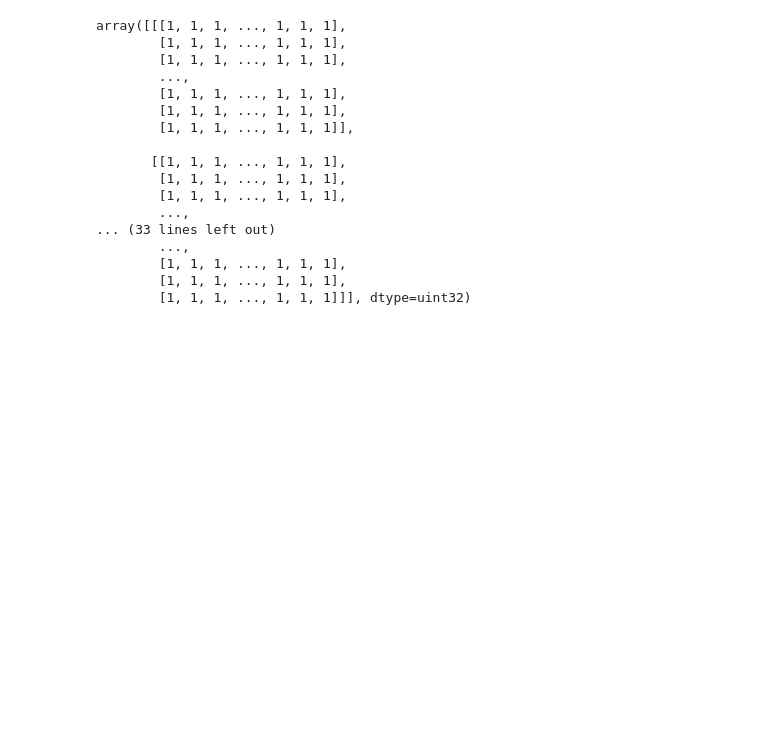
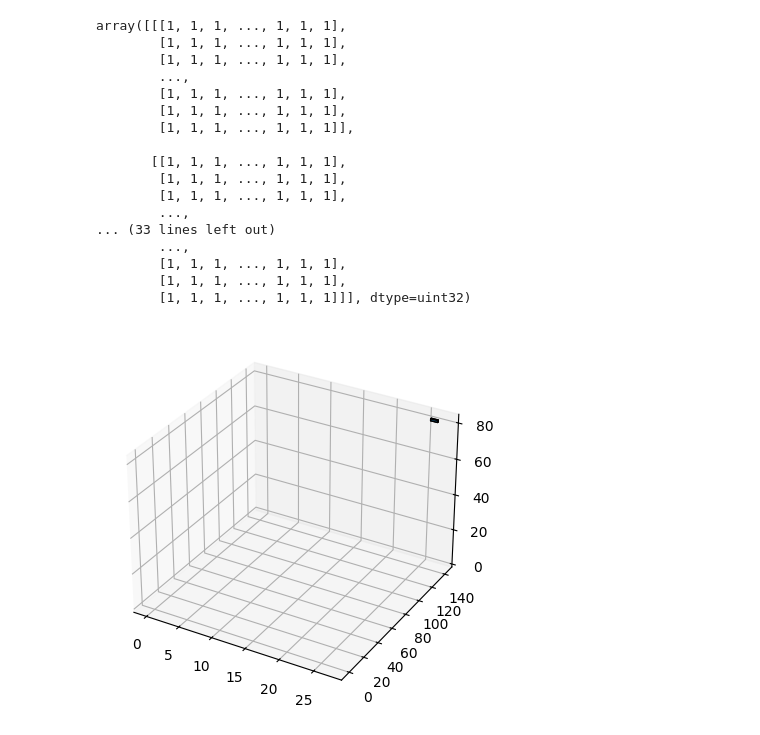
Before and after one commit to Summit2/Label_connected_components_with_voxels, a Jupyter notebook: test.ipynb, the cells around one changed output. Cells and saved outputs as stored; diff of their text form; code cells hidden in the pictures; blank space fills up the shorter version.

Commit message:
encode to cc3d well

```diff
--- a/test.ipynb
+++ b/test.ipynb
@@ -97,0 +223,19 @@ array([[[1, 1, 1, ..., 1, 1, 1],
+# %%
+voxel_size = 0.05
+connectivity = 26
+input_path = "trees.pcd"  # "/path/to/input.las", or "/path/to/input.pcd"
+output_path = "trees_voxeled.pcd"  # "/path/to/output.pcd" !only *.pcd!
+
+
+points, pc_data = load_pcd(input_path)
+
+
+voxel_grid = voxelize_points(points, voxel_size)
+
+
+voxel_indices = voxel_grid_to_numpy(voxel_grid)
+# %%
+        # print(voxel_indices)
+cc3d_labels = encode_voxels_to_cc3d_format(voxel_indices[:1,:])
+# %% [output]
+[figure, added]
```
Also changed, not shown: parts of 1 cell of this notebook, 6 other files.
